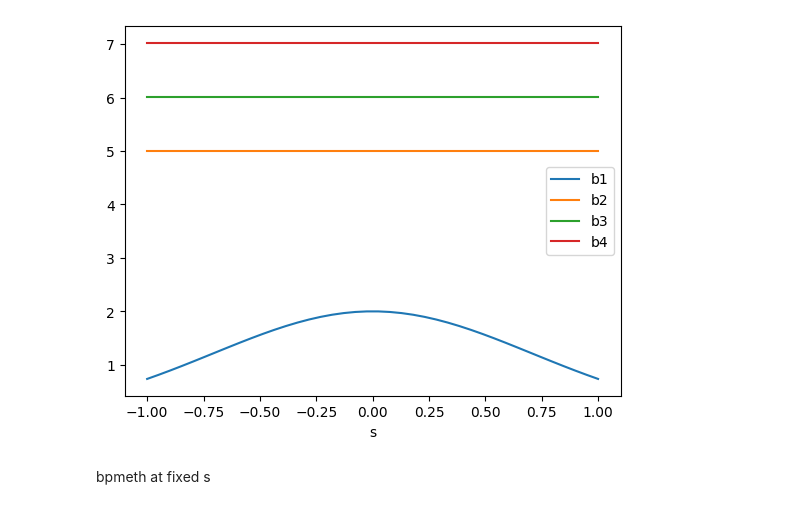
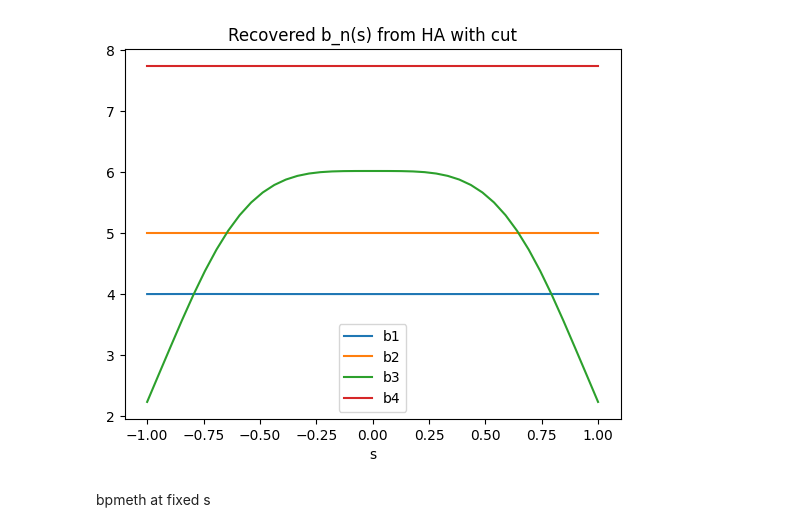
Before and after one commit to marcoliniF/bpmeth, a Jupyter notebook: preliminaryTrials/2.3abphiBABab_roundmeshgrid.ipynb, the cells around one changed output. Drawn from its saved outputs; the diff is of its cells as text; code cells hidden in the pictures.

```diff
--- a/preliminaryTrials/2.3abphiBABab_roundmeshgrid.ipynb
+++ b/preliminaryTrials/2.3abphiBABab_roundmeshgrid.ipynb
@@ -26,8 +27,8 @@ print("Scalar potential phi at (0.4,0.2,0.5):", phi_func(0.4,0.2,0.5))
 # npoints=201
 # xa= np.linspace(-1,1,npoints)
 # ya=np.linspace(-1,1,npoints)
-rmin, rmax, nr = 0.001, 1.001, 200
-ntheta = 300
+rmin, rmax, nr = 0.001, 0.401, 128
+ntheta = 200
 rr = np.linspace(rmin, rmax, nr)
 tt = np.arange(ntheta)/ntheta*2*np.pi
 ss = np.linspace(-1,1, 40)
@@ -668,0 +588,32 @@ original b_n= ['2*exp(-s**2)', 5, 6, 7]
+# %%
+nk=4
+nl=nk//2+1
+sindex=25
+s_fixed=ss[sindex]
+print("s fixed=",s_fixed)
+curlyix=curl_y+1j*curl_x
+#origByiBx=By_ana+1j*Bx_ana #to check from the original field
+dkgridout=dkongrid(Byibx_rts=curlyix, rr=rr, nk=nk,s_index=25)
+#plot dk(r)/r^|k|
+for ki in range(2*nk+1):
+  if ki % 2 != 0: #odd array indexes are storing positive k's
+    plt.plot(rarr[:,0,sindex], dkgridout[:,ki]/rarr[:,0,sindex]**(-(ki+1)/2), label='d'+str((ki+1)//2))#for some reason i have to put a - in the exponent
+  else:#even idexes->negative k's
+    plt.plot(rarr[:,0,sindex], dkgridout[:,ki]/rarr[:,0,sindex]**(-(ki)/2), label='d'+str(-ki//2))
+plt.xlabel('r')
+plt.ylabel('$d_k(r)/r^{|k|}$')
+#plt.plot(rarr[:,0,sindex],dkofr[:,4], label='ppp')
+plt.legend()
+plt.title('$d_k/r^{|k|}$')
+plt.show()
+#plot d_k(r)
+for ki in range(2*nk+1):
+  if ki % 2 != 0: #odd array indexes are storing positive k's
+    plt.plot(rarr[:,0,sindex], dkgridout[:,ki], label='d'+str((ki+1)//2))
+  else:#even idexes->negative k's
+    plt.plot(rarr[:,0,sindex], dkgridout[:,ki], label='d'+str(-ki//2))
+plt.xlabel('r')
+plt.ylabel('$d_k(r)$')
+#plt.plot(rarr[:,0,sindex],dkofr[:,4], label='ppp')
+plt.legend()
+plt.show()
@@ -669,22 +666,23 @@ original b_n= ['2*exp(-s**2)', 5, 6, 7]
 # %%
 #HA as a function of s:
 def LH_s_grid(fieldyix, ss,korder):
     svals = np.unique(ss)
     bofs = np.zeros((len(svals), korder))
 
     #coeffsstd = np.zeros((len(svals), order))
     for i in range(len(svals)):
-        _, bofs[i] = LHongrid(ByiBxongrid=fieldyix ,s_index=i, nk=korder)
+        _, bofs[i] = LHongrid_cut(ByiBxongrid=fieldyix ,s_index=i, nk=korder)
 
     return svals, bofs
-sss, bofs = LH_s_grid(fieldyix=origByiBx,ss=ss, korder=4)
-for j in range(bofs.shape[1]):
-    plt.plot(sss, bofs[:,j], label='b'+str(j+1))
+sss, bofs_cut = LH_s_grid(fieldyix=curlyix,ss=ss, korder=4)
+for j in range(bofs_cut.shape[1]):
+    plt.plot(sss, bofs_cut[:,j], label='b'+str(j+1))
 plt.legend()
 plt.xlabel('s')
+plt.title('Recovered b_n(s) from HA with cut')
 plt.show()
 # %% [output]
-[figure, old version]
+[figure, new version]
 # %% [markdown]
 bpmeth at fixed s
 # %%
```
Also changed, not shown: parts of 28 cells of this notebook, 1 other file.
